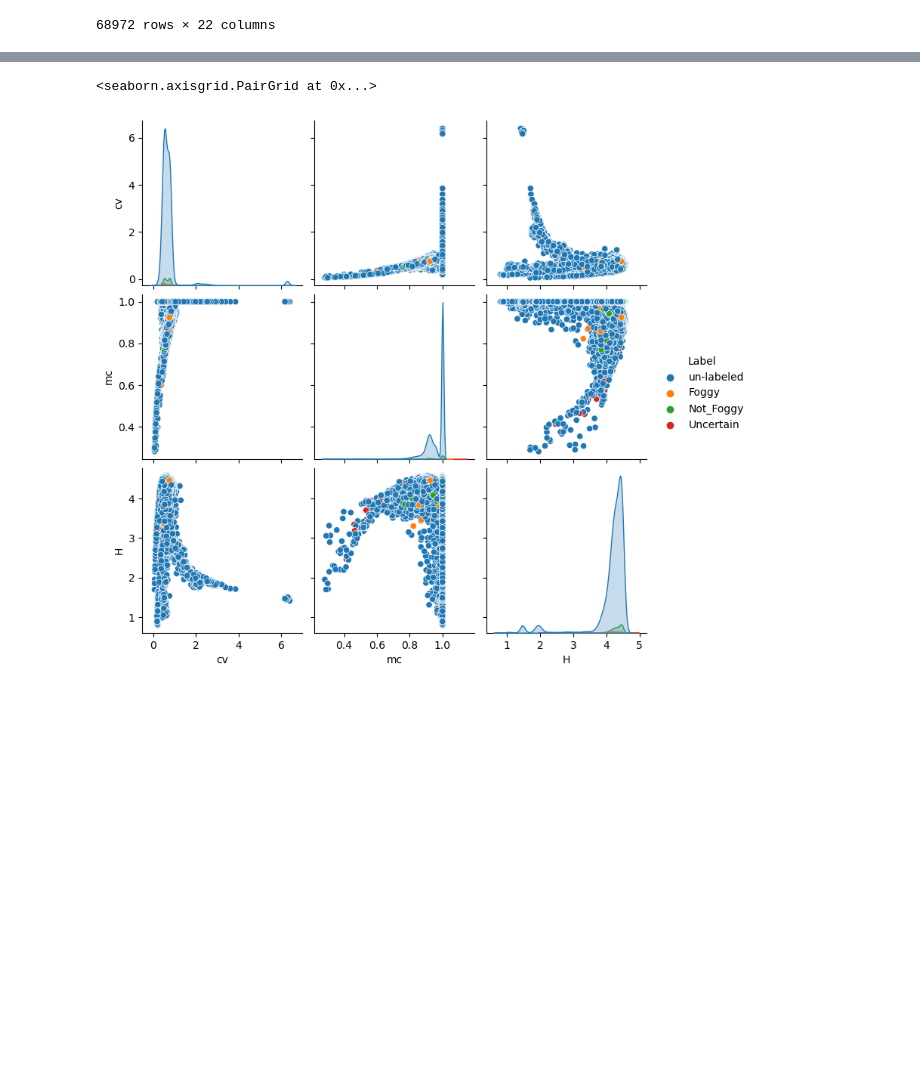
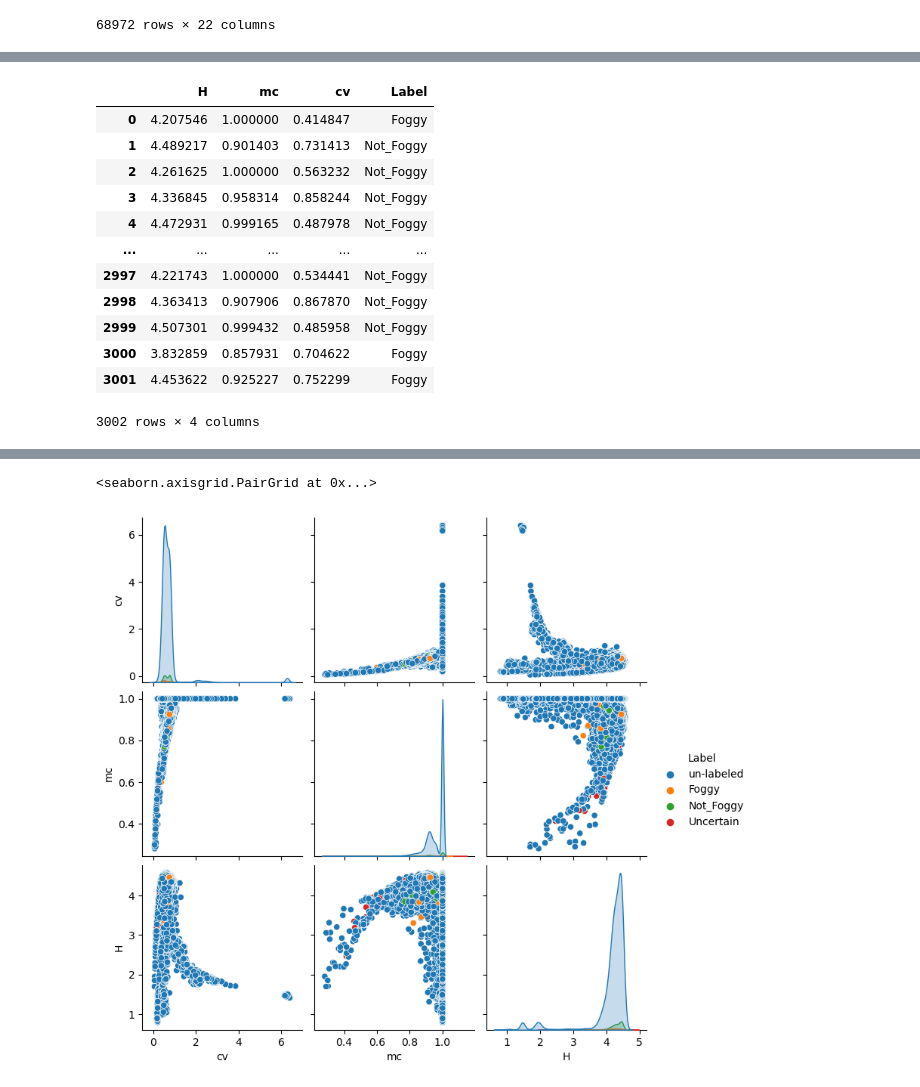
Before and after one commit to son-ra/Fog_Project_Code, a Jupyter notebook: cloud_sensitive_image_metrics.ipynb, the cells around one changed output, grey strips where cells are left out. Saved outputs shown, nothing was run; the diff lists cells and outputs as text; code cells hidden in the pictures; blank space fills up the shorter version.

```diff
--- a/cloud_sensitive_image_metrics.ipynb
+++ b/cloud_sensitive_image_metrics.ipynb
@@ -128,0 +183,19 @@ image_data
+# %%
+labels = links_and_labels[['Label']].reset_index(drop=True)
+plot_data = pd.concat([image_data, labels], axis = 1)
+# plot_data.loc[plot_data['Label'].isna(), 'Label'] = 'un-labeled'
+plot_data
+# %% [output]
+|  | H | mc | cv | Label |
+| 0 | 4.207546 | 1.000000 | 0.414847 | Foggy |
+| 1 | 4.489217 | 0.901403 | 0.731413 | Not_Foggy |
+| 2 | 4.261625 | 1.000000 | 0.563232 | Not_Foggy |
+| 3 | 4.336845 | 0.958314 | 0.858244 | Not_Foggy |
+| 4 | 4.472931 | 0.999165 | 0.487978 | Not_Foggy |
+| ... | ... | ... | ... | ... |
+| 2997 | 4.221743 | 1.000000 | 0.534441 | Not_Foggy |
+| 2998 | 4.363413 | 0.907906 | 0.867870 | Not_Foggy |
+| 2999 | 4.507301 | 0.999432 | 0.485958 | Not_Foggy |
+| 3000 | 3.832859 | 0.857931 | 0.704622 | Foggy |
+| 3001 | 4.453622 | 0.925227 | 0.752299 | Foggy |
+3002 rows × 4 columns
```
Also changed, not shown: parts of 15 cells of this notebook.
